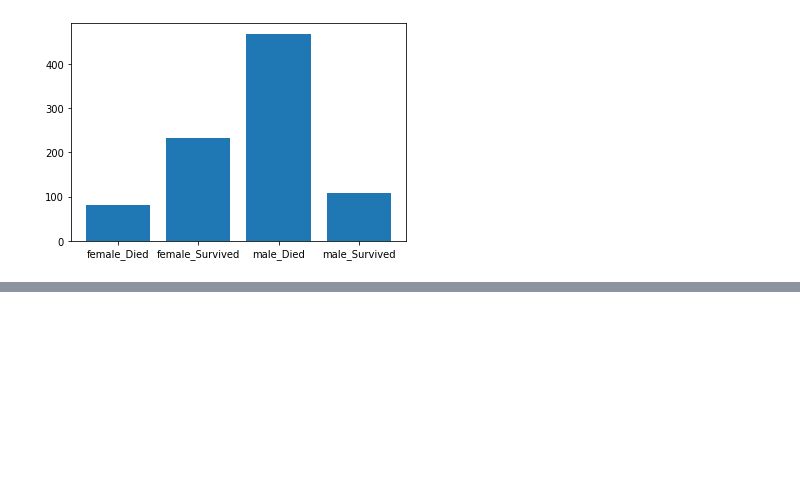
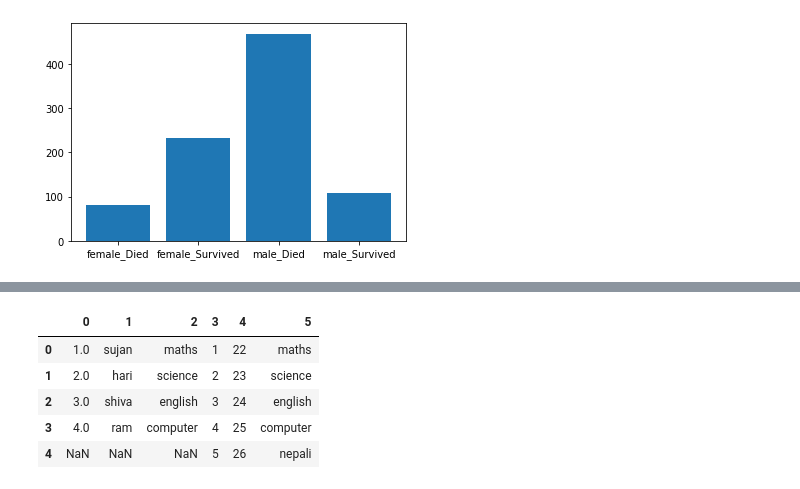
Before and after one commit to sujankumal/DeerwalkMachineLearning, a Jupyter notebook: pandas.ipynb, the cells around one changed output, grey strips where cells are left out. Saved outputs shown, nothing was run; the diff lists cells and outputs as text; code cells hidden in the pictures; blank space fills up the shorter version.

```diff
--- a/pandas.ipynb
+++ b/pandas.ipynb
@@ -540,0 +632,10 @@ sorted_df
+# %%
+
+pd.concat([left,right],ignore_index=True,axis=1)
+# %% [output]
+|  | 0 | 1 | 2 | 3 | 4 | 5 |
+| 0 | 1.0 | sujan | maths | 1 | 22 | maths |
+| 1 | 2.0 | hari | science | 2 | 23 | science |
+| 2 | 3.0 | shiva | english | 3 | 24 | english |
+| 3 | 4.0 | ram | computer | 4 | 25 | computer |
+| 4 | NaN | NaN | NaN | 5 | 26 | nepali |
```
Also changed, not shown: parts of 28 cells of this notebook, 1 other file.
